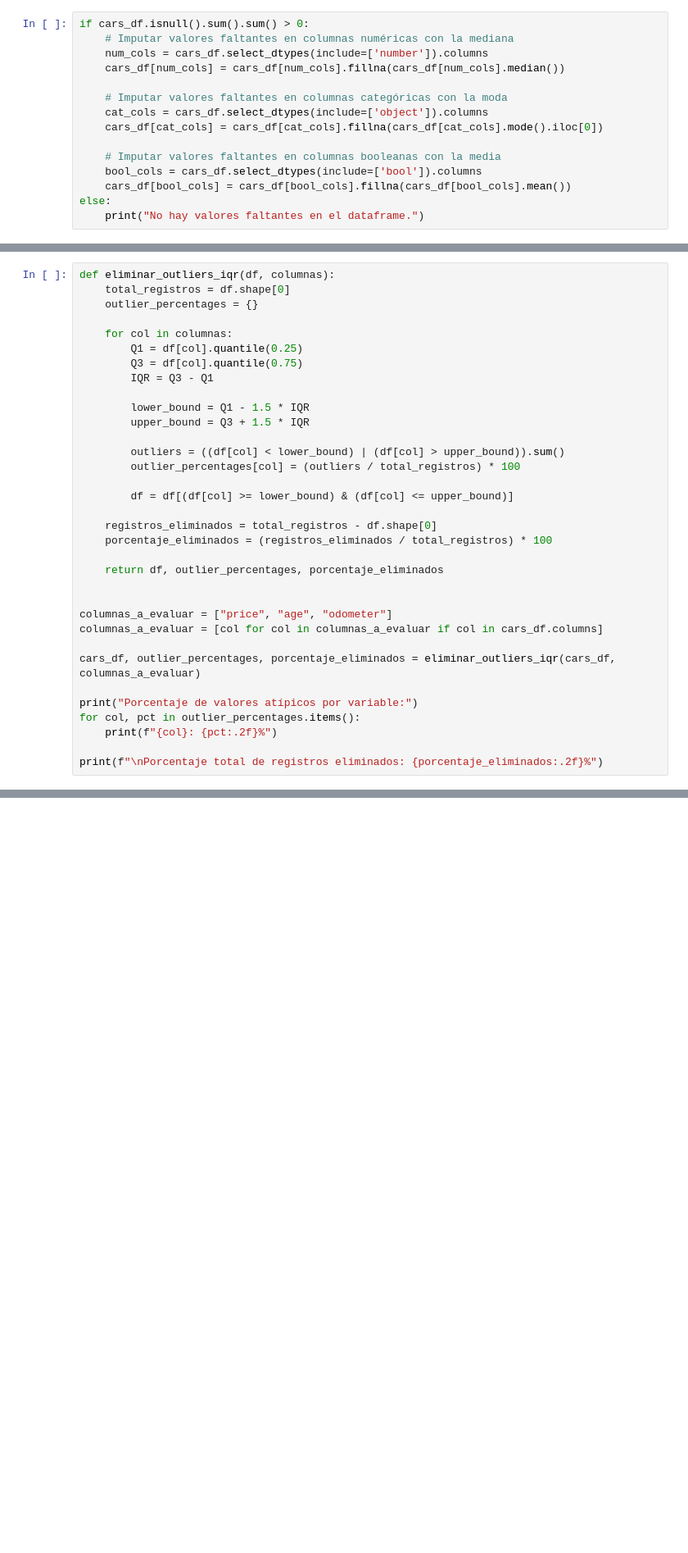
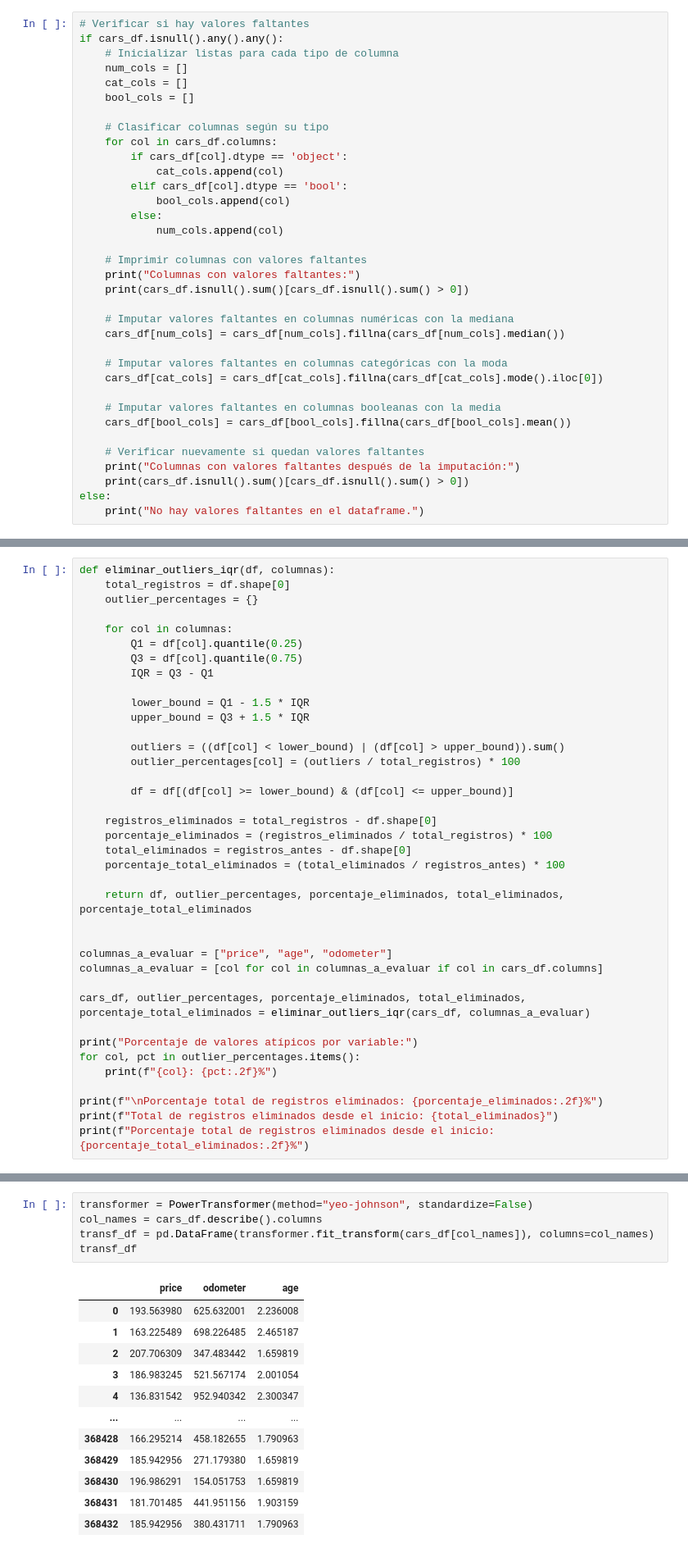
Before and after one commit to HesusG/actividades-HesusG, a Jupyter notebook: Actividad6FE.ipynb, the cells around one changed output, grey strips where cells are left out. Shown at 82% size. Saved outputs shown, nothing was run; the diff lists cells and outputs as text; blank space fills up the shorter version.

```diff
--- a/Actividad6FE.ipynb
+++ b/Actividad6FE.ipynb
@@ -239,15 +260,35 @@ los registros se redujeron a 389604 de las 426880 que habia
 # %%
-if cars_df.isnull().sum().sum() > 0:
+# Verificar si hay valores faltantes
+if cars_df.isnull().any().any():
+    # Inicializar listas para cada tipo de columna
+    num_cols = []
+    cat_cols = []
+    bool_cols = []
+
+    # Clasificar columnas según su tipo
+    for col in cars_df.columns:
+        if cars_df[col].dtype == 'object':
+            cat_cols.append(col)
+        elif cars_df[col].dtype == 'bool':
+            bool_cols.append(col)
+        else:
+            num_cols.append(col)
+
+    # Imprimir columnas con valores faltantes
+    print("Columnas con valores faltantes:")
+    print(cars_df.isnull().sum()[cars_df.isnull().sum() > 0])
+
     # Imputar valores faltantes en columnas numéricas con la mediana
-    num_cols = cars_df.select_dtypes(include=['number']).columns
     cars_df[num_cols] = cars_df[num_cols].fillna(cars_df[num_cols].median())
 
     # Imputar valores faltantes en columnas categóricas con la moda
-    cat_cols = cars_df.select_dtypes(include=['object']).columns
     cars_df[cat_cols] = cars_df[cat_cols].fillna(cars_df[cat_cols].mode().iloc[0])
 
     # Imputar valores faltantes en columnas booleanas con la media
-    bool_cols = cars_df.select_dtypes(include=['bool']).columns
     cars_df[bool_cols] = cars_df[bool_cols].fillna(cars_df[bool_cols].mean())
+
+    # Verificar nuevamente si quedan valores faltantes
+    print("Columnas con valores faltantes después de la imputación:")
+    print(cars_df.isnull().sum()[cars_df.isnull().sum() > 0])
 else:
     print("No hay valores faltantes en el dataframe.")
@@ -351,20 +416,24 @@ def eliminar_outliers_iqr(df, columnas):
 
     registros_eliminados = total_registros - df.shape[0]
     porcentaje_eliminados = (registros_eliminados / total_registros) * 100
+    total_eliminados = registros_antes - df.shape[0]
+    porcentaje_total_eliminados = (total_eliminados / registros_antes) * 100
 
-    return df, outlier_percentages, porcentaje_eliminados
+    return df, outlier_percentages, porcentaje_eliminados, total_eliminados, porcentaje_total_eliminados
 
 
 columnas_a_evaluar = ["price", "age", "odometer"]
 columnas_a_evaluar = [col for col in columnas_a_evaluar if col in cars_df.columns]
 
-cars_df, outlier_percentages, porcentaje_eliminados = eliminar_outliers_iqr(cars_df, columnas_a_evaluar)
+cars_df, outlier_percentages, porcentaje_eliminados, total_eliminados, porcentaje_total_eliminados = eliminar_outliers_iqr(cars_df, columnas_a_evaluar)
 
 print("Porcentaje de valores atípicos por variable:")
 for col, pct in outlier_percentages.items():
     print(f"{col}: {pct:.2f}%")
 
 print(f"\nPorcentaje total de registros eliminados: {porcentaje_eliminados:.2f}%")
+print(f"Total de registros eliminados desde el inicio: {total_eliminados}")
+print(f"Porcentaje total de registros eliminados desde el inicio: {porcentaje_total_eliminados:.2f}%")
 # %% [output]
 Porcentaje de valores atípicos por variable:
 price: 1.71%
@@ -420,0 +498,18 @@ transf_df[['price', 'age', 'odometer']] = power.fit_transform(transf_df[['price'
+# %%
+transformer = PowerTransformer(method="yeo-johnson", standardize=False)
+col_names = cars_df.describe().columns
+transf_df = pd.DataFrame(transformer.fit_transform(cars_df[col_names]), columns=col_names)
+transf_df
+# %% [output]
+|  | price | odometer | age |
+| 0 | 193.563980 | 625.632001 | 2.236008 |
+| 1 | 163.225489 | 698.226485 | 2.465187 |
+| 2 | 207.706309 | 347.483442 | 1.659819 |
+| 3 | 186.983245 | 521.567174 | 2.001054 |
+| 4 | 136.831542 | 952.940342 | 2.300347 |
+| ... | ... | ... | ... |
+| 368428 | 166.295214 | 458.182655 | 1.790963 |
+| 368429 | 185.942956 | 271.179380 | 1.659819 |
+| 368430 | 196.986291 | 154.051753 | 1.659819 |
+| 368431 | 181.701485 | 441.951156 | 1.903159 |
+| 368432 | 185.942956 | 380.431711 | 1.790963 |
```
Also changed, not shown: parts of 35 cells of this notebook.
